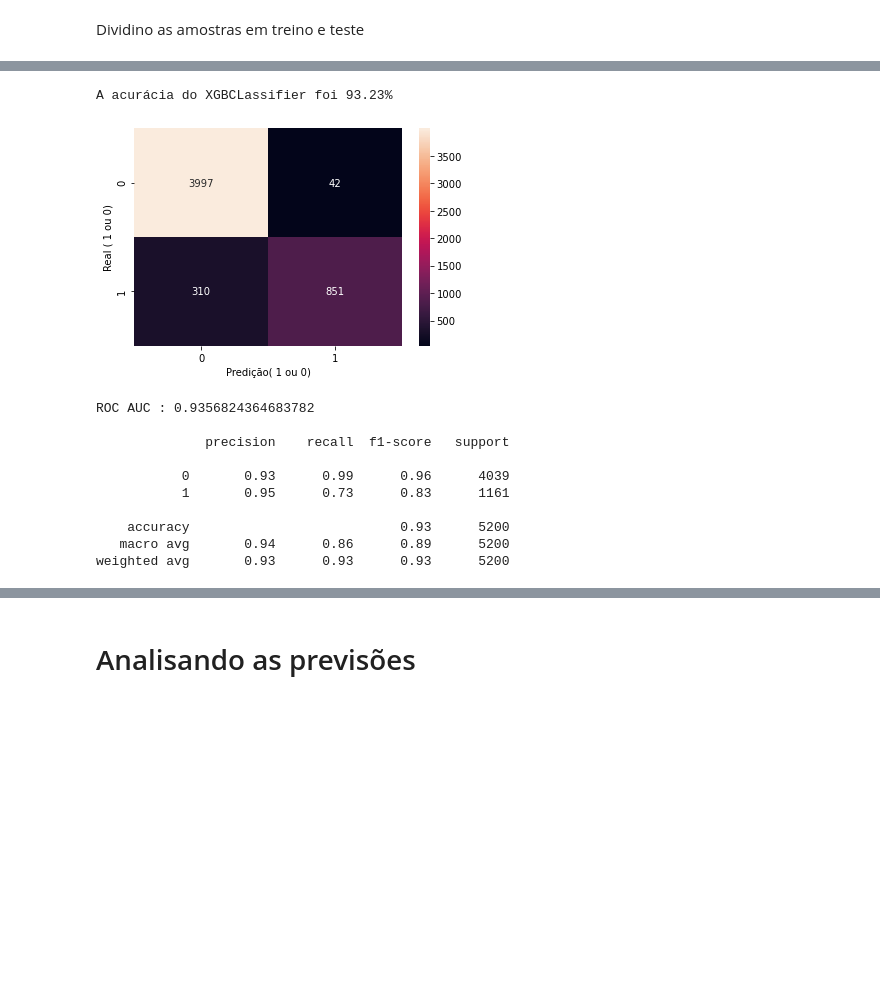
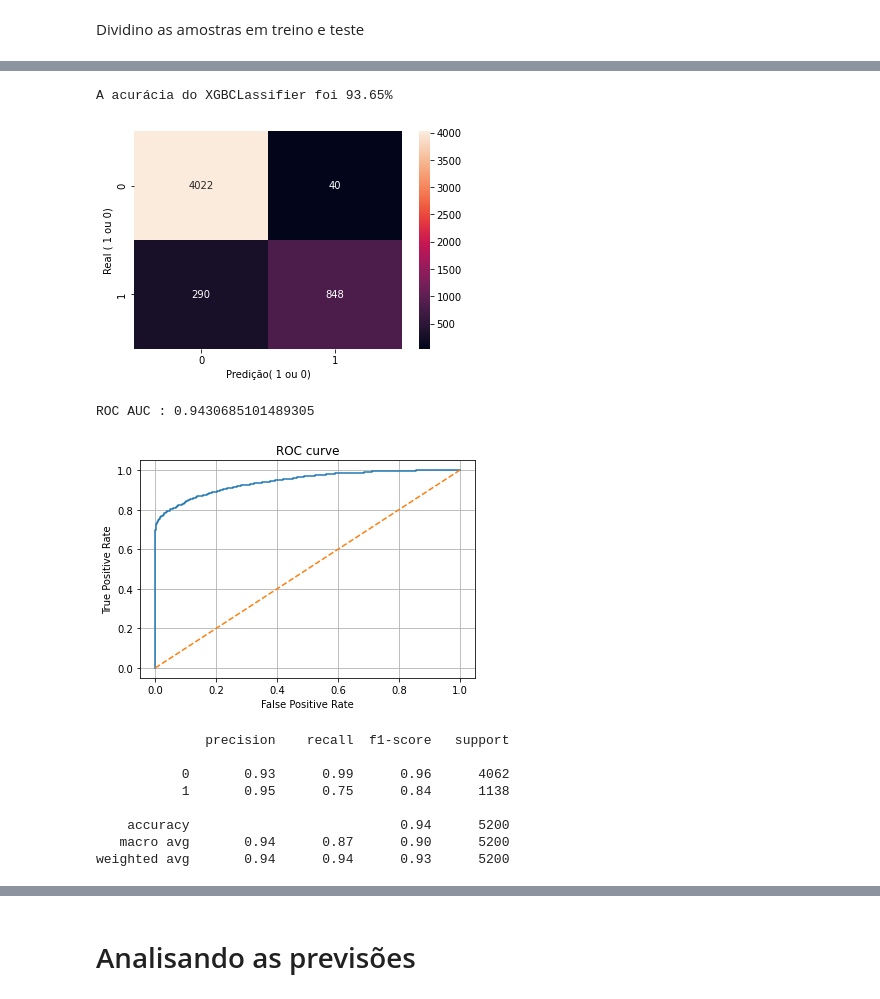
Before and after one commit to robertferro/analisando_risco_credito, a Jupyter notebook: 3- Machine learning/modelo_risco_de_credito.ipynb, the cells around one changed output, grey strips where cells are left out. Saved outputs shown, nothing was run; the diff lists cells and outputs as text; code cells hidden in the pictures; blank space fills up the shorter version.

```diff
--- a/3- Machine learning/modelo_risco_de_credito.ipynb
+++ b/3- Machine learning/modelo_risco_de_credito.ipynb
@@ -152,4 +108,4 @@ Dividino as amostras em treino e teste
 # %%
 from sklearn.model_selection import train_test_split
 
-X_treino, X_teste, Y_treino, Y_teste = train_test_split(X,y, test_size=0.2,stratify=y)
+X_treino, X_teste, Y_treino, Y_teste = train_test_split(X,y, test_size=0.3,stratify=y)
@@ -157,0 +121,12 @@ X_treino, X_teste, Y_treino, Y_teste = train_test_split(X,y, test_size=0.2,strat
+# %%
+# normalizando os dados
+from sklearn.preprocessing import MinMaxScaler
+
+scaler = MinMaxScaler()
+
+cols = ['tempo_de_emprego','montante_emprestimo','taxa_juros','renda_por_ano']
+
+for col in cols:
+  X_treino[col] = scaler.fit_transform(X_treino[[col]])
+
+X_treino.head()
@@ -314,36 +299,48 @@ F1 Score médio: 0.8311
 # %%
 y_pred = clf.predict(Xval)
-cm=confusion_matrix(yval, y_proba>0.5)
+
+y_proba = clf.predict_proba(Xval)
+cm=confusion_matrix(yval, y_proba[:,1]>0.5)
 sns.heatmap(cm, annot=True, fmt='g')
 # f1_score_xgb = f1_score(yval,y_pred)
 # print('F1 Score do XGBCLassifier foi: {:.4f}'.format(f1_score_xgb))
 
 acuracia = clf.score(Xval, yval) * 100
 print('A acurácia do XGBCLassifier foi %.2f%%' % acuracia)
 
 
 plt.xlabel('Predição( 1 ou 0)')
 plt.ylabel('Real ( 1 ou 0)')
+
 plt.show()
+
+
+roc_auc = roc_auc_score(yval, y_proba[:,1])
+print('ROC AUC :',roc_auc)
+
+print()
+
+fpr, tpr, thresholds = metrics.roc_curve(yval,y_proba[:,1])
+plt.plot(fpr, tpr)
+plt.plot([0,1],[0,1], '--')
+plt.title('ROC curve')
+plt.xlabel('False Positive Rate')
+plt.ylabel('True Positive Rate')
+plt.grid(True)
+plt.show()
+
+
+print(classification_report(yval, y_proba[:,1]>0.5))
 # %% [output]
-A acurácia do XGBCLassifier foi 93.23%
+A acurácia do XGBCLassifier foi 93.65%
-[figure, old version]
+[figure, new version]
+ROC AUC : 0.9430685101489305
+[figure, added]
+              precision    recall  f1-score   support
+
+           0       0.93      0.99      0.96      4062
+           1       0.95      0.75      0.84      1138
+
+    accuracy                           0.94      5200
+   macro avg       0.94      0.87      0.90      5200
+weighted avg       0.94      0.94      0.93      5200
-# %%
-y_proba = clf.predict_proba(Xval)[:,1]
-roc_auc = roc_auc_score(yval, y_proba)
-print('ROC AUC :',roc_auc)
-
-print()
-
-print(classification_report(yval, y_proba>0.5))
-# %% [output]
-ROC AUC : 0.9356824364683782
-
-              precision    recall  f1-score   support
-
-           0       0.93      0.99      0.96      4039
-           1       0.95      0.73      0.83      1161
-
-    accuracy                           0.93      5200
-   macro avg       0.94      0.86      0.89      5200
-weighted avg       0.93      0.93      0.93      5200
```
Also changed, not shown: parts of 36 cells of this notebook.
